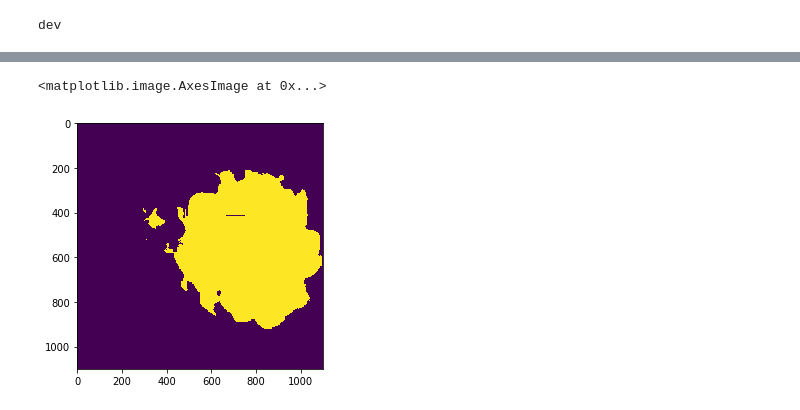
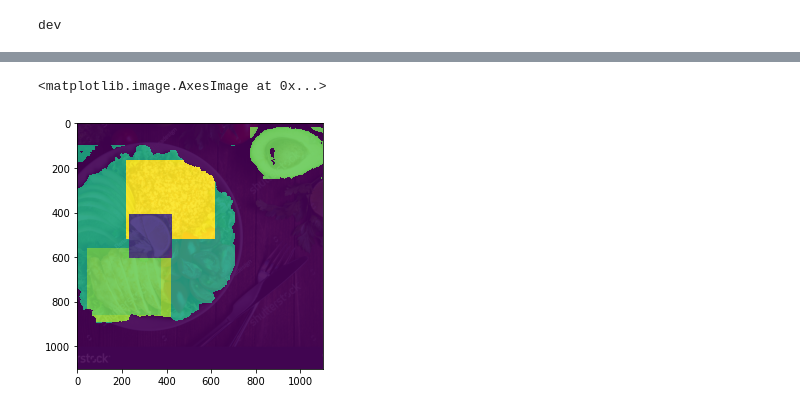
Before and after one commit to DmitriyG228/food, a Jupyter notebook: search_segmented_stable.ipynb, the cells around one changed output, grey strips where cells are left out. Drawn from its saved outputs; the diff is of its cells as text; code cells hidden in the pictures.

```diff
--- a/search_segmented_stable.ipynb
+++ b/search_segmented_stable.ipynb
@@ -62,5 +73,5 @@ total_size = image.size[0]*image.size[1]
 # %%
-thershold = 0.0003
+thershold = 0.15
 params = {'url':url,'thershold':thershold}
 boxes,mask = requests.post('http://127.0.0.1:8185/get_boxes/?',params = params).json()
 mask = np.array(mask)
@@ -78,4 +93,4 @@ for d in df[['index','boxes']].to_dict('records'):
 clip_df = pd.DataFrame()
 for u in urls:
     clip_df = clip_df.append(search_clip(u,head = 1)[1])
-clip_df = clip_df.reset_index(drop = True)[['description','score']]#,'category','energy','protein','carb','fat'
+clip_df = clip_df.reset_index(drop = True)[['description','score','category','energy','protein','carb','fat']]#,
@@ -97,13 +103,7 @@ df = df.rename(columns = {'level_0':'box_area_rank'})
 # df = df.sort_values('box_area_rank',ascending = False)
 df['boxes'] = df['boxes'].apply(lambda b:[int(bb) for bb in b])
 # %%
-df = df[df['area']<total_size*0.5]
+# df = df[df['area']<total_size*0.5]
-# %%
-df['energy'] = 1.
-df['category']=1.
-df['protein']=1.
-df['carb']=1.
-df['fat']=1.
 # %%
 arrays= []
 for row in df[['box_area_rank','energy','boxes']].iterrows():
@@ -152,7 +153,7 @@ image
 # %%
 fig, ax = plt.subplots()
 ax.imshow(image)
-ax.imshow(colories_tensor, interpolation='none', alpha=1)
+ax.imshow(colories_tensor, interpolation='none', alpha=0.9)
 # %% [output]
 <matplotlib.image.AxesImage at 0x...>
-[figure, old version]
+[figure, new version]
```
Also changed, not shown: parts of 14 cells of this notebook, 2 other files.
